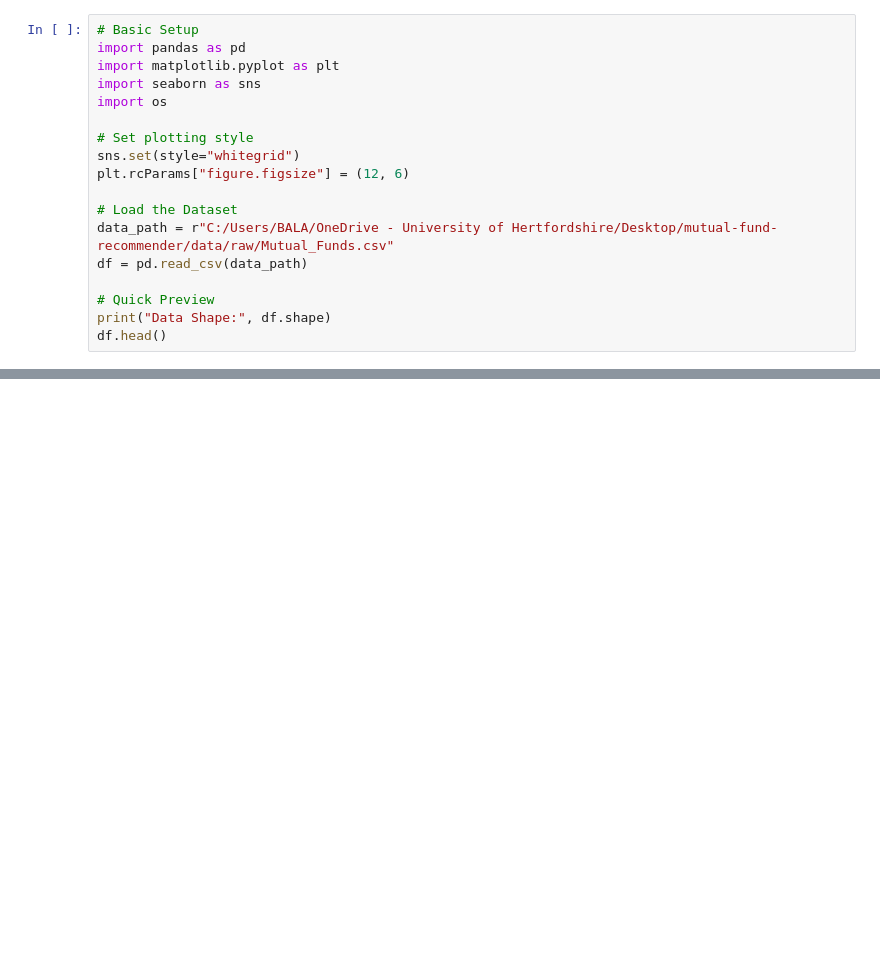
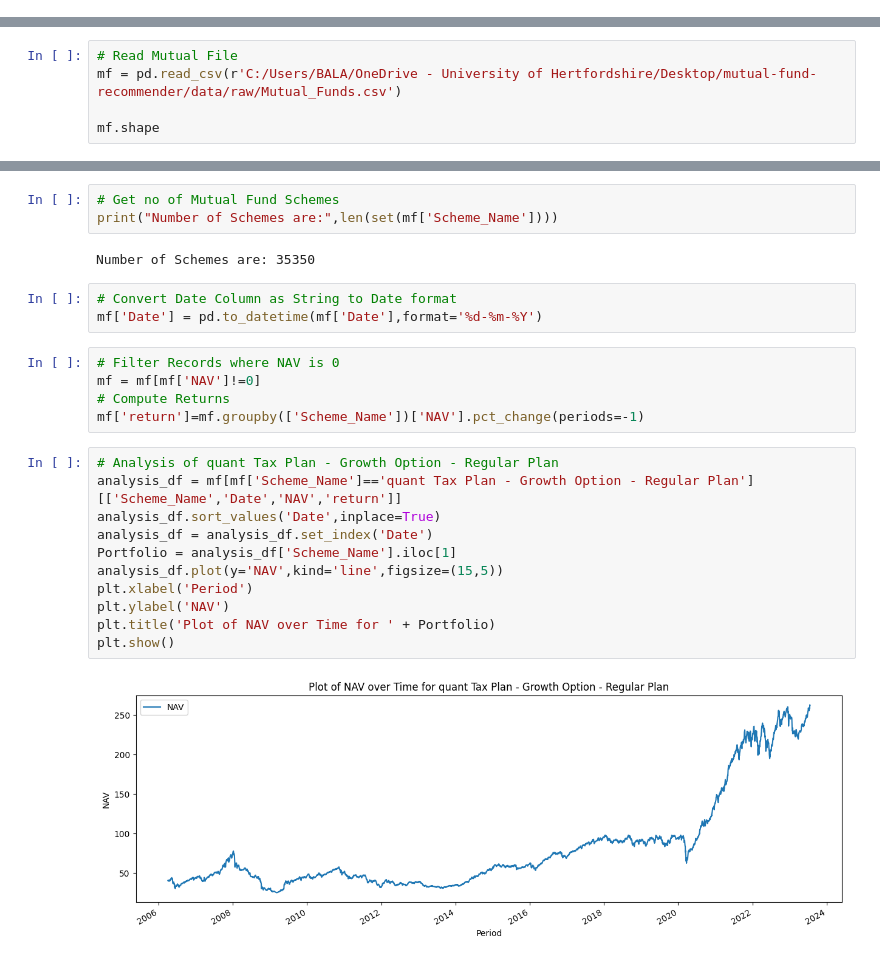
Before and after one commit to BalajiReddyCD/mutual-fund-recommender, a Jupyter notebook: notebooks/eda.ipynb, the cells around one changed output, grey strips where cells are left out. Cells and saved outputs as stored; diff of their text form; blank space fills up the shorter version.

```diff
--- a/notebooks/eda.ipynb
+++ b/notebooks/eda.ipynb
@@ -1,18 +0,0 @@
-# %%
-# Basic Setup
-import pandas as pd
-import matplotlib.pyplot as plt
-import seaborn as sns
-import os
-
-# Set plotting style
-sns.set(style="whitegrid")
-plt.rcParams["figure.figsize"] = (12, 6)
-
-# Load the Dataset
-data_path = r"C:/Users/BALA/OneDrive - University of Hertfordshire/Desktop/mutual-fund-recommender/data/raw/Mutual_Funds.csv"
-df = pd.read_csv(data_path)
-
-# Quick Preview
-print("Data Shape:", df.shape)
-df.head()
@@ -68,0 +1,5 @@ plt.show()
+# %%
+# Read Mutual File
+mf = pd.read_csv(r'C:/Users/BALA/OneDrive - University of Hertfordshire/Desktop/mutual-fund-recommender/data/raw/Mutual_Funds.csv')
+
+mf.shape
@@ -68,0 +18,26 @@ plt.show()
+# %%
+# Get no of Mutual Fund Schemes
+print("Number of Schemes are:",len(set(mf['Scheme_Name'])))
+# %% [output]
+Number of Schemes are: 35350
+# %%
+# Convert Date Column as String to Date format
+mf['Date'] = pd.to_datetime(mf['Date'],format='%d-%m-%Y')
+# %%
+# Filter Records where NAV is 0
+mf = mf[mf['NAV']!=0]
+# Compute Returns
+mf['return']=mf.groupby(['Scheme_Name'])['NAV'].pct_change(periods=-1)
+# %%
+# Analysis of quant Tax Plan - Growth Option - Regular Plan
+analysis_df = mf[mf['Scheme_Name']=='quant Tax Plan - Growth Option - Regular Plan'][['Scheme_Name','Date','NAV','return']]
+analysis_df.sort_values('Date',inplace=True)
+analysis_df = analysis_df.set_index('Date')
+Portfolio = analysis_df['Scheme_Name'].iloc[1]
+analysis_df.plot(y='NAV',kind='line',figsize=(15,5))
+plt.xlabel('Period')
+plt.ylabel('NAV')
+plt.title('Plot of NAV over Time for ' + Portfolio)
+plt.show()
+# %% [output]
+[figure, added]
```
Also changed, not shown: parts of 16 cells of this notebook, 7 other files.
